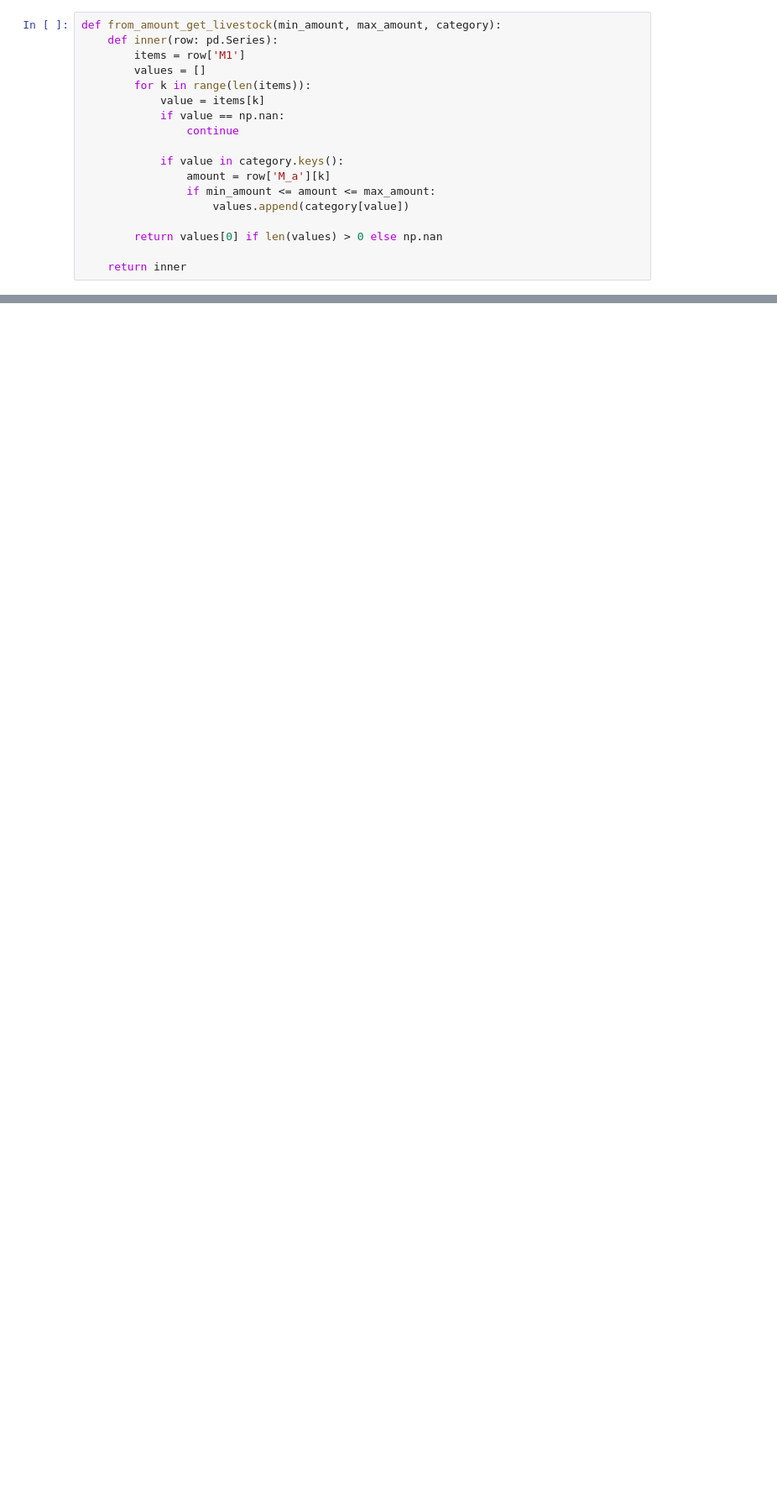
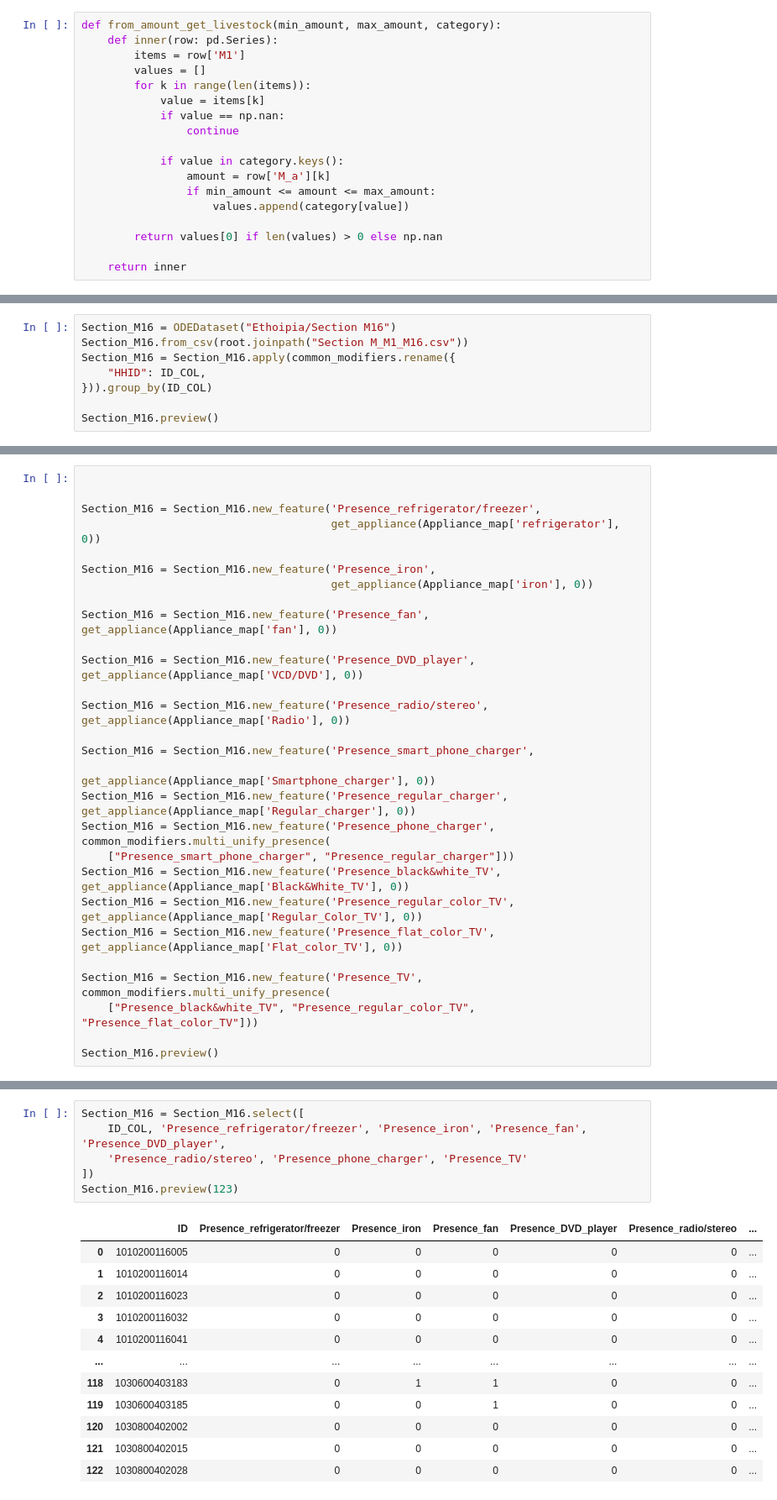
Before and after one commit to SESAM-Polimi/offgrid-demand-estimation, a Jupyter notebook: datasets/ESMAP/ethiopia.ipynb, the cells around one changed output, grey strips where cells are left out. Shown at 84% size. Saved outputs shown, nothing was run; the diff lists cells and outputs as text; blank space fills up the shorter version.

```diff
--- a/datasets/ESMAP/ethiopia.ipynb
+++ b/datasets/ESMAP/ethiopia.ipynb
@@ -644,0 +651,8 @@ Section_M.preview(100)
+# %%
+Section_M16 = ODEDataset("Ethoipia/Section M16")
+Section_M16.from_csv(root.joinpath("Section M_M1_M16.csv"))
+Section_M16 = Section_M16.apply(common_modifiers.rename({
+    "HHID": ID_COL,
+})).group_by(ID_COL)
+
+Section_M16.preview()
@@ -644,0 +699,28 @@ Section_M.preview(100)
+# %%
+
+
+Section_M16 = Section_M16.new_feature('Presence_refrigerator/freezer',
+                                      get_appliance(Appliance_map['refrigerator'], 0))
+
+Section_M16 = Section_M16.new_feature('Presence_iron',
+                                      get_appliance(Appliance_map['iron'], 0))
+
+Section_M16 = Section_M16.new_feature('Presence_fan', get_appliance(Appliance_map['fan'], 0))
+
+Section_M16 = Section_M16.new_feature('Presence_DVD_player', get_appliance(Appliance_map['VCD/DVD'], 0))
+
+Section_M16 = Section_M16.new_feature('Presence_radio/stereo', get_appliance(Appliance_map['Radio'], 0))
+
+Section_M16 = Section_M16.new_feature('Presence_smart_phone_charger',
+                                      get_appliance(Appliance_map['Smartphone_charger'], 0))
+Section_M16 = Section_M16.new_feature('Presence_regular_charger', get_appliance(Appliance_map['Regular_charger'], 0))
+Section_M16 = Section_M16.new_feature('Presence_phone_charger', common_modifiers.multi_unify_presence(
+    ["Presence_smart_phone_charger", "Presence_regular_charger"]))
+Section_M16 = Section_M16.new_feature('Presence_black&white_TV', get_appliance(Appliance_map['Black&White_TV'], 0))
+Section_M16 = Section_M16.new_feature('Presence_regular_color_TV', get_appliance(Appliance_map['Regular_Color_TV'], 0))
+Section_M16 = Section_M16.new_feature('Presence_flat_color_TV', get_appliance(Appliance_map['Flat_color_TV'], 0))
+
+Section_M16 = Section_M16.new_feature('Presence_TV', common_modifiers.multi_unify_presence(
+    ["Presence_black&white_TV", "Presence_regular_color_TV", "Presence_flat_color_TV"]))
+
+Section_M16.preview()
@@ -644,0 +734,19 @@ Section_M.preview(100)
+# %%
+Section_M16 = Section_M16.select([
+    ID_COL, 'Presence_refrigerator/freezer', 'Presence_iron', 'Presence_fan', 'Presence_DVD_player',
+    'Presence_radio/stereo', 'Presence_phone_charger', 'Presence_TV'
+])
+Section_M16.preview(123)
+# %% [output]
+|  | ID | Presence_refrigerator/freezer | Presence_iron | Presence_fan | Presence_DVD_player | Presence_radio/stereo | ... |
+| 0 | 1010200116005 | 0 | 0 | 0 | 0 | 0 | ... |
+| 1 | 1010200116014 | 0 | 0 | 0 | 0 | 0 | ... |
+| 2 | 1010200116023 | 0 | 0 | 0 | 0 | 0 | ... |
+| 3 | 1010200116032 | 0 | 0 | 0 | 0 | 0 | ... |
+| 4 | 1010200116041 | 0 | 0 | 0 | 0 | 0 | ... |
+| ... | ... | ... | ... | ... | ... | ... | ... |
+| 118 | 1030600403183 | 0 | 1 | 1 | 0 | 0 | ... |
+| 119 | 1030600403185 | 0 | 0 | 1 | 0 | 0 | ... |
+| 120 | 1030800402002 | 0 | 0 | 0 | 0 | 0 | ... |
+| 121 | 1030800402015 | 0 | 0 | 0 | 0 | 0 | ... |
+| 122 | 1030800402028 | 0 | 0 | 0 | 0 | 0 | ... |
```
Also changed, not shown: parts of 14 cells of this notebook.
